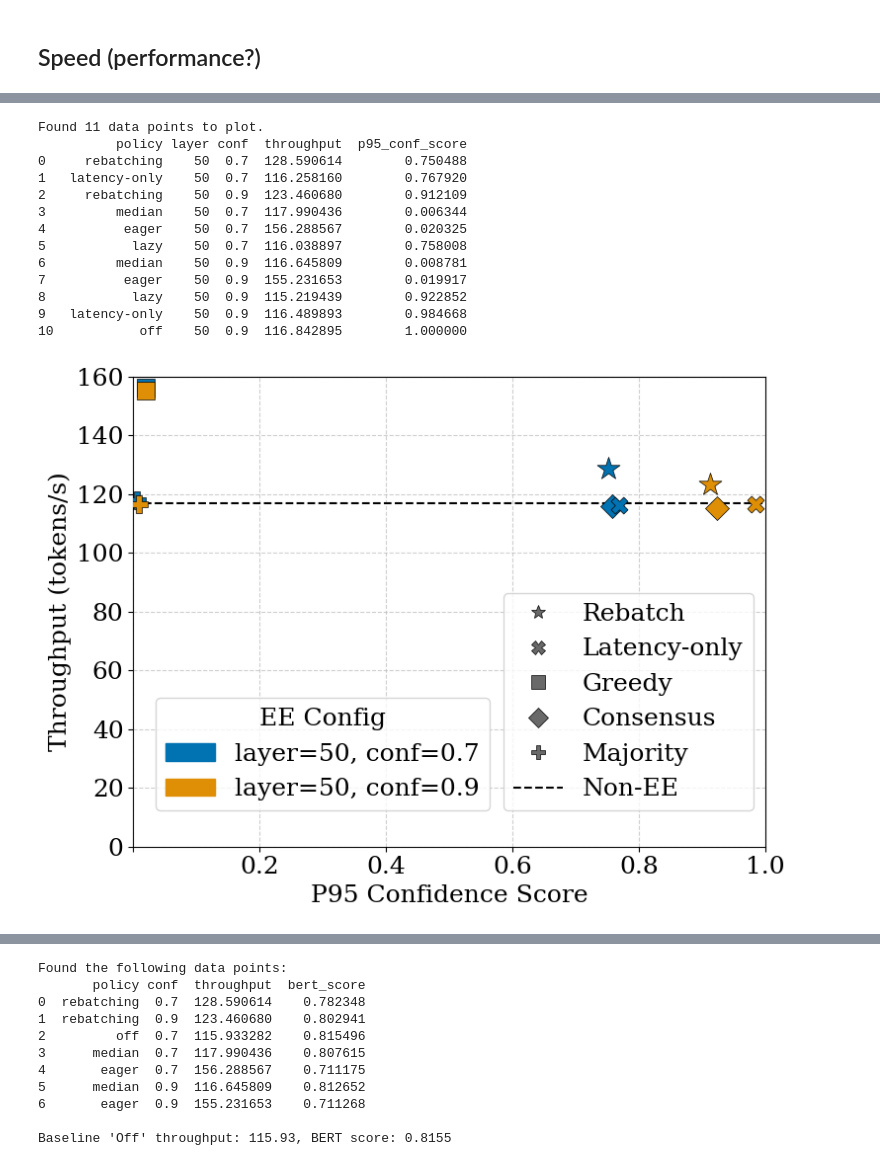
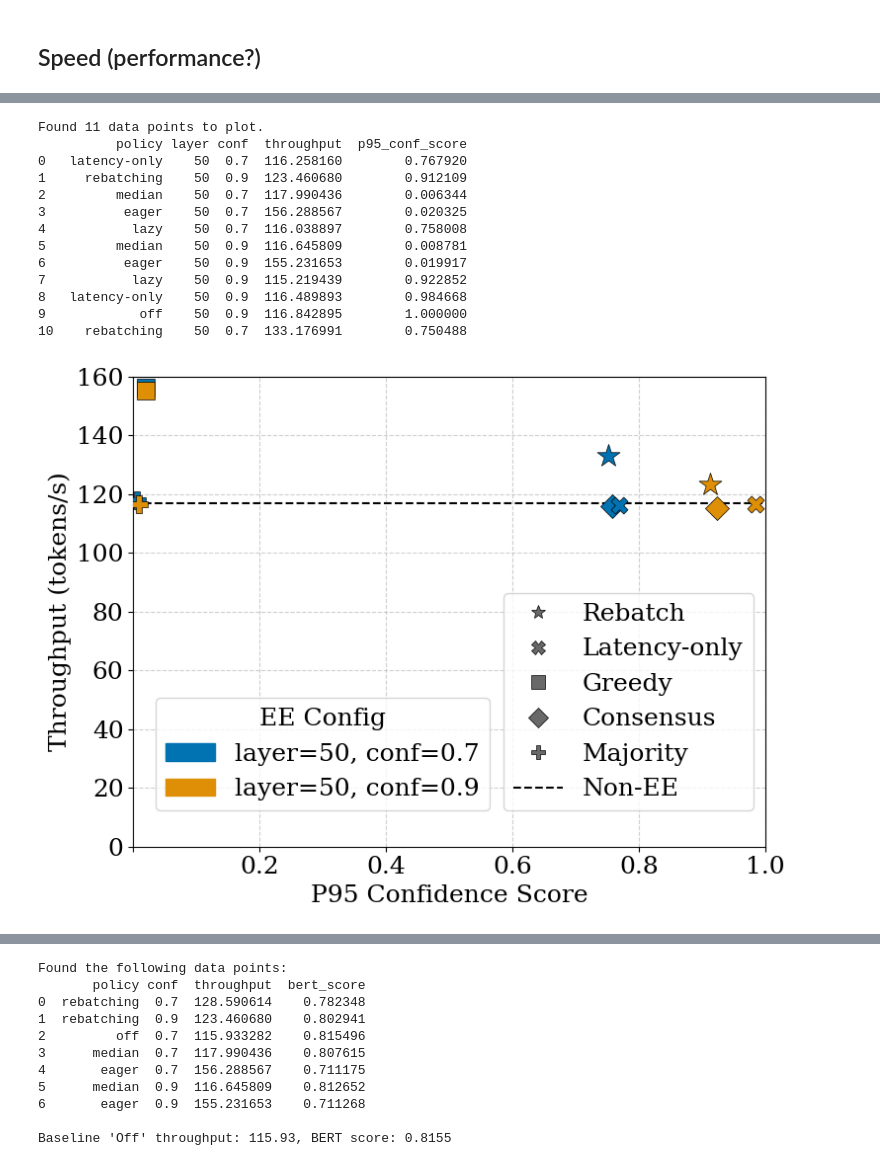
Before and after one commit to xutingl/vattention-ee, a Jupyter notebook: outputs_70b/figure_2160_batch_8_817.ipynb, the cells around one changed output, grey strips where cells are left out. Drawn from its saved outputs; the diff is of its cells as text; code cells hidden in the pictures.

```diff
--- a/outputs_70b/figure_2160_batch_8_817.ipynb
+++ b/outputs_70b/figure_2160_batch_8_817.ipynb
@@ -353,6 +363,14 @@ def plot_p95conf_vs_bert_from_csvs(data_dir):
 
     for csv_path in data_dir.glob("*.csv"):
         fname = csv_path.name
+        if fname == "req_2160_batch_8_layer_50_conf_0.7_rebatching_copy.csv":
+            rebatching_07_conf_score = pd.read_csv(csv_path)["p95_conf_score_ee"].mean()
+            break
+
+    for csv_path in data_dir.glob("*.csv"):
+        fname = csv_path.name
+        if fname == "req_2160_batch_8_layer_50_conf_0.7_rebatching_copy.csv":
+            continue
         m = re.search(r"layer_([0-9]+)_conf_([0-9.]+)_([a-z\-]+)_copy\.csv$", fname)
         if m:
             layer, conf, policy = m.group(1), m.group(2), m.group(3)
@@ -369,7 +387,10 @@ def plot_p95conf_vs_bert_from_csvs(data_dir):
                 continue
 
             throughput = df["throughput"].mean()
-            p95_conf_score = df["p95_conf_score_ee"].mean()
+            if policy == "rebatching" and conf == "0.7":
+                p95_conf_score = rebatching_07_conf_score
+            else:
+                p95_conf_score = df["p95_conf_score_ee"].mean()
             if policy == "off":
                 p95_conf_score = 1
             rows.append({
@@ -445,45 +466,45 @@ def plot_p95conf_vs_bert_from_csvs(data_dir):
                               linestyle='None', markersize=10,
                               # --- ADDED FOR LEGEND MARKER OUTLINE ---
                               markeredgecolor='black',
                               markeredgewidth=0.5,
                               label=policies[p]['label'])
             )
 
     # Create the second legend, placing it below the first one
     ax.legend(handles=policy_handles,
               loc='lower right', bbox_to_anchor=(1, 0.05))
 
     # --- Final Touches ---
     ax.set_xlabel("P95 Confidence Score")
     ax.set_ylabel("Throughput (tokens/s)")
     ax.grid(True, linestyle='--', alpha=0.6)
     ax.set_ylim(0, 160)
     ax.set_xlim(0, 1)
 
     labels = ax.get_xticklabels()
     for label in labels:
         if label.get_text() == '0.0':
             label.set_visible(False)
     plt.tight_layout()
     plt.savefig(f"figures/throughput_vs_conf/throughput_vs_conf_{model_setting}.pdf", bbox_inches='tight')
     plt.show()
 
 plot_p95conf_vs_bert_from_csvs(data_dir)
 # %% [output]
 Found 11 data points to plot.
           policy layer conf  throughput  p95_conf_score
-0     rebatching    50  0.7  128.590614        0.750488
-1   latency-only    50  0.7  116.258160        0.767920
-2     rebatching    50  0.9  123.460680        0.912109
-3         median    50  0.7  117.990436        0.006344
-4          eager    50  0.7  156.288567        0.020325
-5           lazy    50  0.7  116.038897        0.758008
-6         median    50  0.9  116.645809        0.008781
-7          eager    50  0.9  155.231653        0.019917
-8           lazy    50  0.9  115.219439        0.922852
-9   latency-only    50  0.9  116.489893        0.984668
-10           off    50  0.9  116.842895        1.000000
+0   latency-only    50  0.7  116.258160        0.767920
+1     rebatching    50  0.9  123.460680        0.912109
+2         median    50  0.7  117.990436        0.006344
+3          eager    50  0.7  156.288567        0.020325
+4           lazy    50  0.7  116.038897        0.758008
+5         median    50  0.9  116.645809        0.008781
+6          eager    50  0.9  155.231653        0.019917
+7           lazy    50  0.9  115.219439        0.922852
+8   latency-only    50  0.9  116.489893        0.984668
+9            off    50  0.9  116.842895        1.000000
+10    rebatching    50  0.7  133.176991        0.750488
-[figure, old version]
+[figure, new version]
 # %%
 def plot_ee_proportion_and_throughput(data_dir):
     """
```
Also changed, not shown: parts of 3 cells of this notebook, 3 other files.
